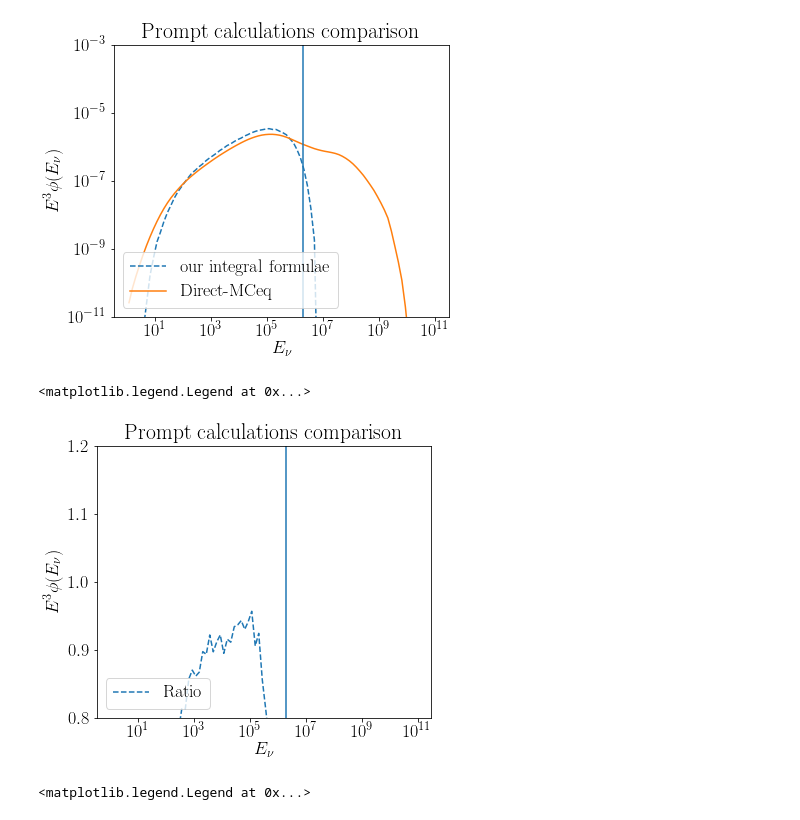
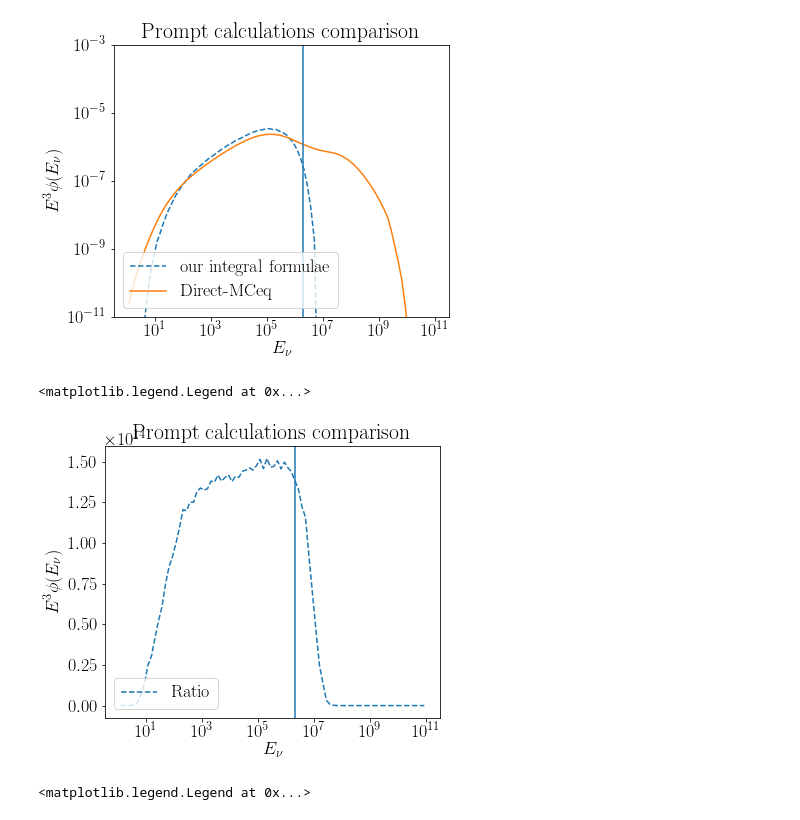
Before and after one commit to tianluyuan/nuVeto, a Jupyter notebook: a.ipynb, the cells around one changed output. Drawn from its saved outputs; the diff is of its cells as text; code cells hidden in the pictures.

```diff
--- a/a.ipynb
+++ b/a.ipynb
@@ -474,17 +494,20 @@ def GetPassingFractionPrompt(costh, include_subleading = True):
     PR = GetReachingMatrix(costh)
 
     MetaYieldProtons=np.dot(caca.mceq_run.y.get_y_matrix(2212,411),caca.mceq_run.ds.get_d_matrix(411,14))
+    #MetaYieldProtons=np.dot(caca.mceq_run.ds.get_d_matrix(411,14),caca.mceq_run.y.get_y_matrix(2212,411))
     if include_subleading:
-        MetaYieldProtons+=np.dot(caca.mceq_run.y.get_y_matrix(2212,431),caca.mceq_run.ds.get_d_matrix(431,14))
-        MetaYieldProtons+=np.dot(caca.mceq_run.y.get_y_matrix(2212,421),caca.mceq_run.ds.get_d_matrix(421,14))
+        MetaYieldProtons+=np.dot(caca.mceq_run.y.get_y_matrix(2212,431),caca.mceq_run.decays.get_d_matrix(431,14))
+        MetaYieldProtons+=np.dot(caca.mceq_run.y.get_y_matrix(2212,421),caca.mceq_run.decays.get_d_matrix(421,14))
 
-    MetaYieldAntiProtons=np.dot(caca.mceq_run.y.get_y_matrix(-2212,411),caca.mceq_run.ds.get_d_matrix(411,14))
+    MetaYieldAntiProtons=np.dot(caca.mceq_run.y.get_y_matrix(-2212,411),caca.mceq_run.decays.get_d_matrix(411,14))
     if include_subleading:
         MetaYieldAntiProtons+=np.dot(caca.mceq_run.y.get_y_matrix(-2212,431),caca.mceq_run.ds.get_d_matrix(431,14))
         MetaYieldAntiProtons+=np.dot(caca.mceq_run.y.get_y_matrix(-2212,421),caca.mceq_run.ds.get_d_matrix(421,14))
 
     RescaledMetaYieldProtons=np.dot(MetaYieldProtons,PR)
     RescaledMetaYieldAntiProtons=np.dot(MetaYieldAntiProtons,PR)
+    RescaledMetaYieldProtons=MetaYieldProtons
+    RescaledMetaYieldAntiProtons=MetaYieldAntiProtons
 
     passing_guy_numerator = np.zeros(len(caca.mceq_run.e_grid))
     passing_guy_denominator = np.zeros(len(caca.mceq_run.e_grid))
@@ -495,23 +518,24 @@ def GetPassingFractionPrompt(costh, include_subleading = True):
         deltah = (caca.mceq_run.density_model.s_lX2h(np.log(caca.Xvec[idx])) -\
                   caca.mceq_run.density_model.s_lX2h(np.log(caca.Xvec[idx+1])))*units.cm
         # do prompt
-        #inv_decay_length_array = (caca.ParticleProperties.mass_dict["D"]/(caca.mceq_run.e_grid*units.GeV))*\
-        #                         (deltah/caca.ParticleProperties.lifetime_dict["D"])
+        print deltah*caca.ParticleProperties.lifetime_dict["D"]
+        inv_decay_length_array = deltah*caca.ParticleProperties.lifetime_dict["D"]*\
+                                    (delta/(caca.ParticleProperties.mass_dict["D"]*e_grid*units.GeV))
 
-        inv_interaction_length_array = (caca.mceq_run.cs.get_cs(2212)*units.cm**2)/(caca.mceq_run.density_model.X2rho(XX)*units.cm**3*(units.GeV/units.gr))
+        inv_interaction_length_array = inv_decay_length_array*(caca.mceq_run.cs.get_cs(2212)*units.cm**2)/(caca.mceq_run.density_model.X2rho(XX)*(units.GeV/units.gr))
 
         rescale_phi=inv_interaction_length_array*caca.mceq_run.get_solution("p",0,idx)
-        rescale_phi[e_grid>1.e9] =0.
+        #rescale_phi[e_grid>1.e9] =0.
 
         passing_guy_numerator+=(np.dot(RescaledMetaYieldProtons,rescale_phi))
         passing_guy_denominator+=(np.dot(MetaYieldProtons,rescale_phi))
 
-        inv_interaction_length_array = (caca.mceq_run.cs.get_cs(-2212)*units.cm**2)/(caca.mceq_run.density_model.X2rho(XX)*units.cm**3*(units.GeV/units.gr))
+        inv_interaction_length_array = inv_decay_length_array*(caca.mceq_run.cs.get_cs(-2212)*units.cm**2)/(caca.mceq_run.density_model.X2rho(XX)*(units.GeV/units.gr))
 
         rescale_phi=inv_interaction_length_array*caca.mceq_run.get_solution("p-bar",0,idx)
-        rescale_phi[e_grid>1.e9] =0.
+        #rescale_phi[e_grid>1.e9] =0.
 
-        passing_guy_numerator+=(np.dot(RescaledMetaYieldAntiProtons,rescale_phi))
-        passing_guy_denominator+=(np.dot(MetaYieldAntiProtons,rescale_phi))
+        passing_guy_numerator+=np.dot(RescaledMetaYieldAntiProtons,rescale_phi)
+        passing_guy_denominator+=np.dot(MetaYieldAntiProtons,rescale_phi)
 
     return passing_guy_numerator/passing_guy_denominator,passing_guy_numerator,passing_guy_denominator
@@ -686,18 +743,18 @@ plt.legend(loc = "lower left")
 # %%
 plt.figure(figsize=(6,5))
 plt.title("Prompt calculations comparison")
-plt.plot(e_grid,(guy[2]*(units.cm**3)/2./10.)/(caca.mceq_run.get_solution("pr_numu",0,0)),
+plt.plot(e_grid,(guy[2])/(caca.mceq_run.get_solution("pr_numu",0,0)),
          ls = "dashed", label = "Ratio")
 plt.xlabel(r"$E_\nu$")
 plt.ylabel(r"$E^3 \phi(E_\nu) $")
 #plt.ylim(1.0e-15,1.0e-4)
-plt.ylim(0.8,1.2)
+#plt.ylim(0.8,1.2)
 plt.axvline(2.e6)
 plt.semilogx()
 plt.legend(loc = "lower left")
 # %% [output]
 <matplotlib.legend.Legend at 0x...>
-[figure, old version]
+[figure, new version]
 # %%
 plt.figure(figsize=(6,5))
 plt.title("Prompt calculations comparison")
```
Also changed, not shown: parts of 11 cells of this notebook.
